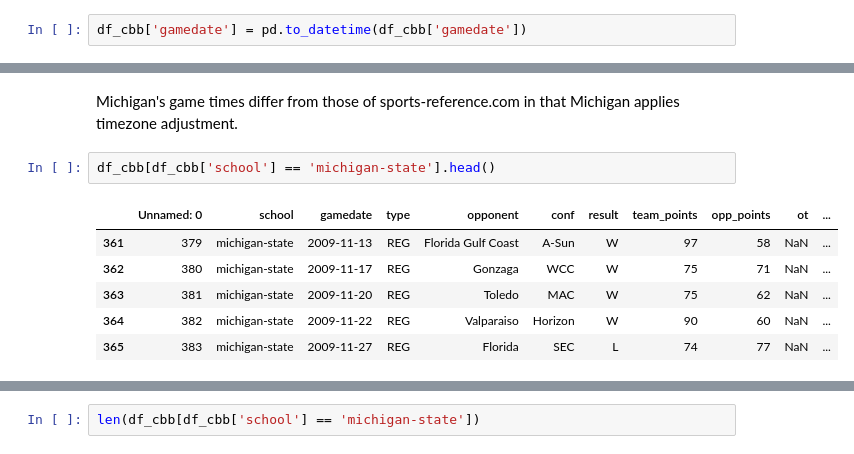
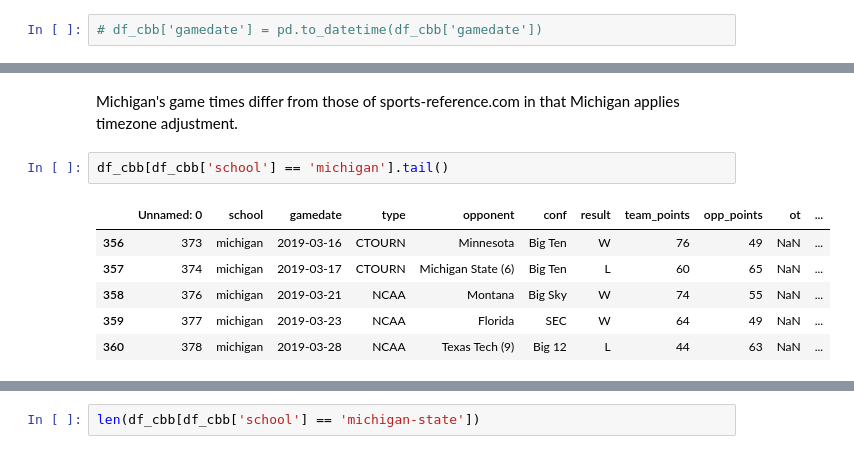
Before and after one commit to djboudia/milestone, a Jupyter notebook: 03_notebooks/basketball_times.ipynb, the cells around one changed output, grey strips where cells are left out. Drawn from its saved outputs; the diff is of its cells as text.

```diff
--- a/03_notebooks/basketball_times.ipynb
+++ b/03_notebooks/basketball_times.ipynb
@@ -397,7 +388,7 @@ rank           object
 gametime       object
 dtype: object
 # %%
-df_cbb['gamedate'] = pd.to_datetime(df_cbb['gamedate'])
+# df_cbb['gamedate'] = pd.to_datetime(df_cbb['gamedate'])
 # %%
 df_cbb[(df_cbb['school'] == ('michigan-state'))
         & (df_cbb['gamedate'] >= ('2015-10-01'))
@@ -424,11 +415,11 @@ df_cbb[(df_cbb['school'] == ('michigan-state'))
 
 Michigan's game times differ from those of sports-reference.com in that Michigan applies timezone adjustment.
 # %%
-df_cbb[df_cbb['school'] == 'michigan-state'].head()
+df_cbb[df_cbb['school'] == 'michigan'].tail()
 # %% [output]
 |  | Unnamed: 0 | school | gamedate | type | opponent | conf | result | team_points | opp_points | ot | ... |
-| 361 | 379 | michigan-state | 2009-11-13 | REG | Florida Gulf Coast | A-Sun | W | 97 | 58 | NaN | ... |
-| 362 | 380 | michigan-state | 2009-11-17 | REG | Gonzaga | WCC | W | 75 | 71 | NaN | ... |
-| 363 | 381 | michigan-state | 2009-11-20 | REG | Toledo | MAC | W | 75 | 62 | NaN | ... |
-| 364 | 382 | michigan-state | 2009-11-22 | REG | Valparaiso | Horizon | W | 90 | 60 | NaN | ... |
-| 365 | 383 | michigan-state | 2009-11-27 | REG | Florida | SEC | L | 74 | 77 | NaN | ... |
+| 356 | 373 | michigan | 2019-03-16 | CTOURN | Minnesota | Big Ten | W | 76 | 49 | NaN | ... |
+| 357 | 374 | michigan | 2019-03-17 | CTOURN | Michigan State (6) | Big Ten | L | 60 | 65 | NaN | ... |
+| 358 | 376 | michigan | 2019-03-21 | NCAA | Montana | Big Sky | W | 74 | 55 | NaN | ... |
+| 359 | 377 | michigan | 2019-03-23 | NCAA | Florida | SEC | W | 64 | 49 | NaN | ... |
+| 360 | 378 | michigan | 2019-03-28 | NCAA | Texas Tech (9) | Big 12 | L | 44 | 63 | NaN | ... |
```
Also changed, not shown: parts of 100 cells of this notebook.
